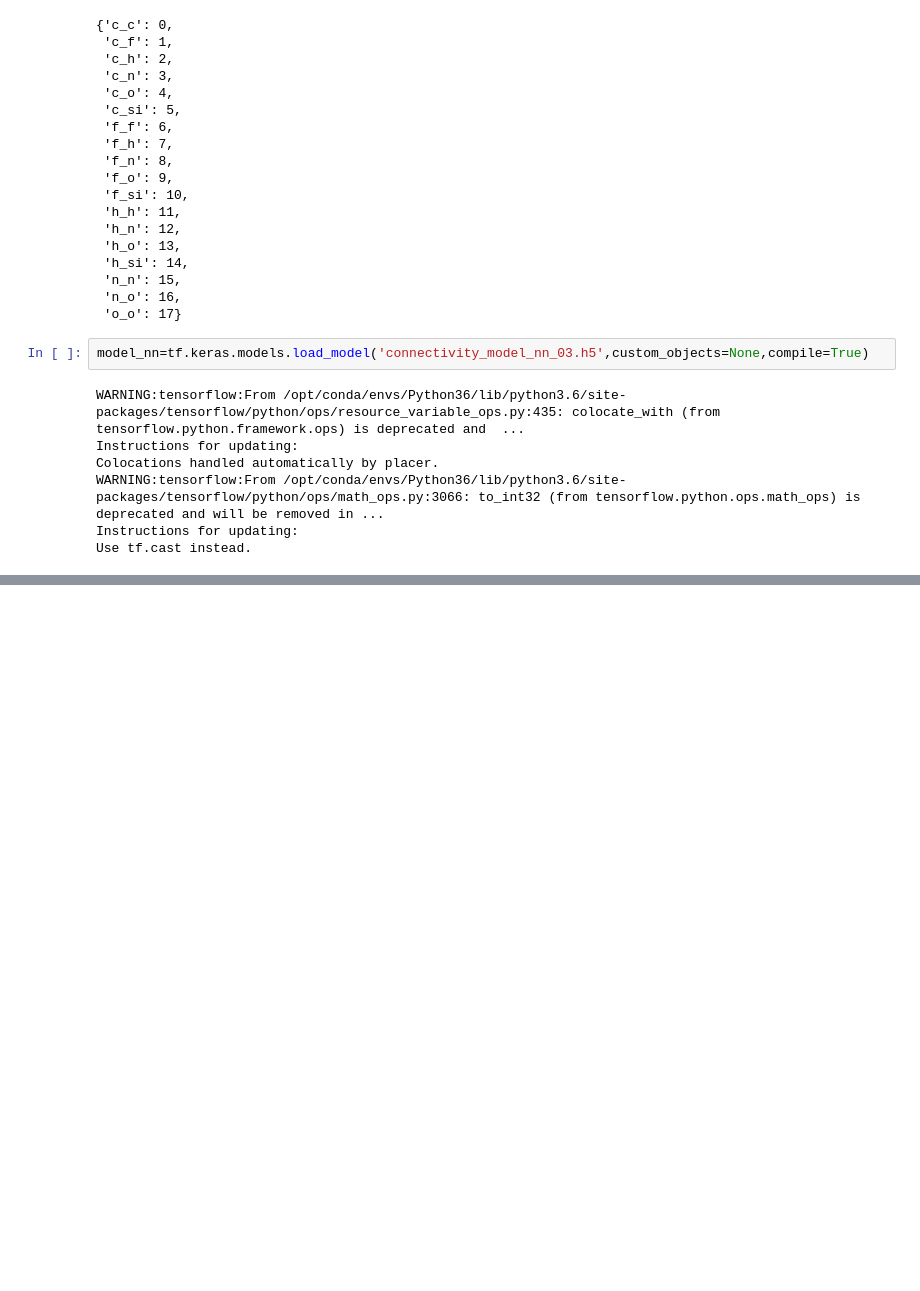
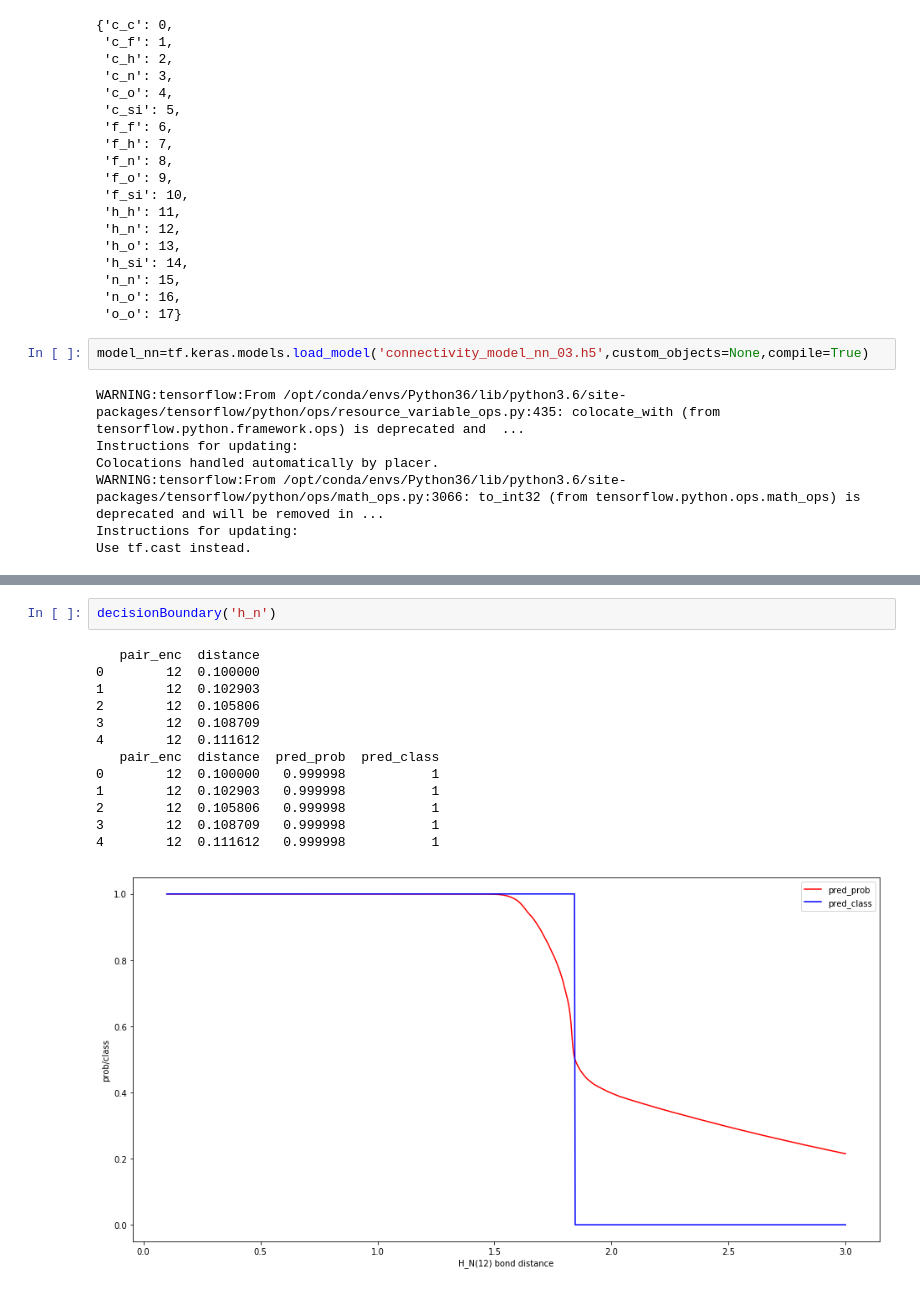
Before and after one commit to siddharth-ncl-work/connectivity_using_ml, a Jupyter notebook: model_deployment.ipynb, the cells around one changed output, grey strips where cells are left out. Saved outputs shown, nothing was run; the diff lists cells and outputs as text; blank space fills up the shorter version.

```diff
--- a/model_deployment.ipynb
+++ b/model_deployment.ipynb
@@ -300,0 +335,16 @@ plt.legend()
+# %%
+decisionBoundary('h_n')
+# %% [output]
+   pair_enc  distance
+0        12  0.100000
+1        12  0.102903
+2        12  0.105806
+3        12  0.108709
+4        12  0.111612
+   pair_enc  distance  pred_prob  pred_class
+0        12  0.100000   0.999998           1
+1        12  0.102903   0.999998           1
+2        12  0.105806   0.999998           1
+3        12  0.108709   0.999998           1
+4        12  0.111612   0.999998           1
+[figure, added]
```
Also changed, not shown: parts of 14 cells of this notebook.
